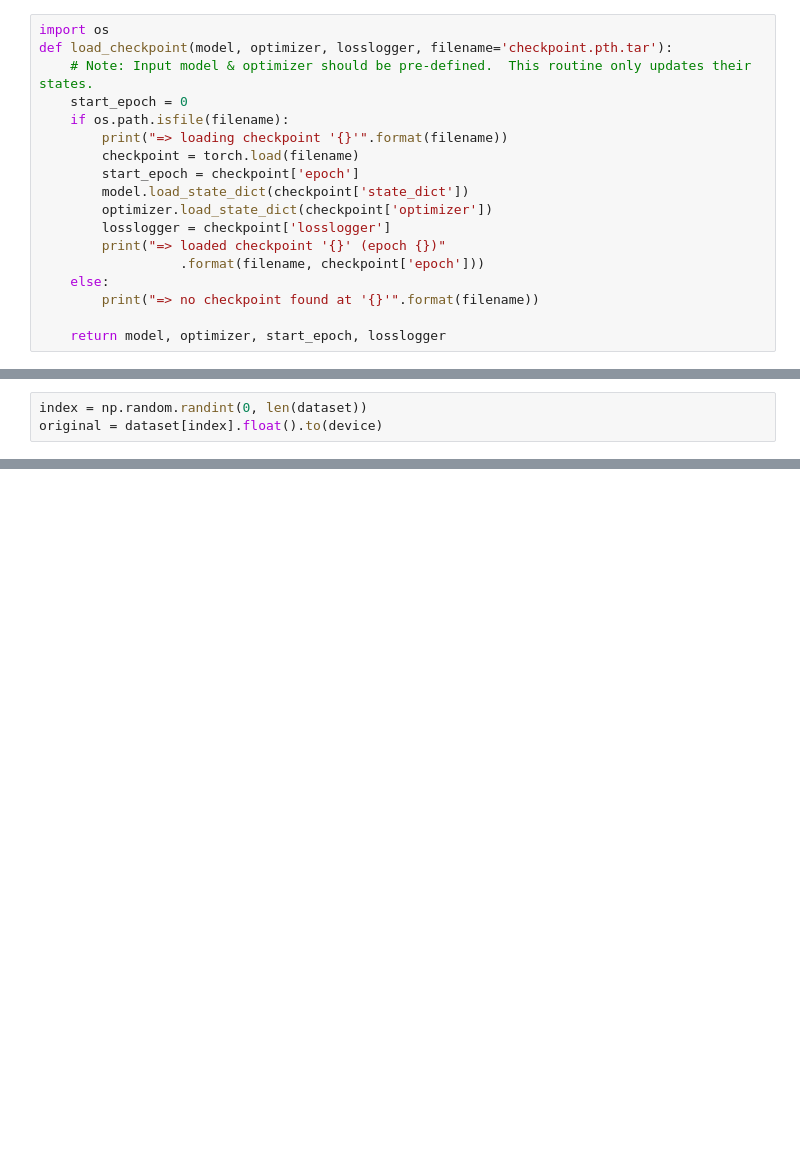
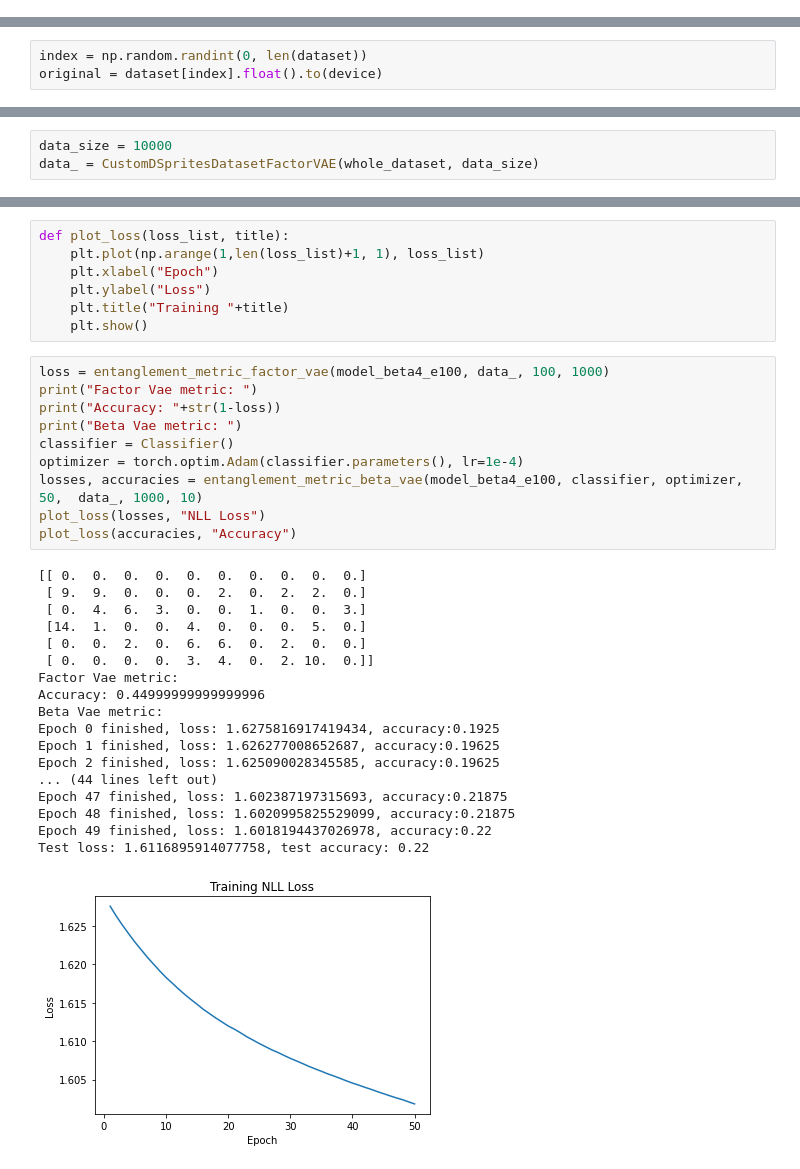
Before and after one commit to hzzhyj/atml, a Jupyter notebook: experiments/BetaVAE.ipynb, the cells around one changed output, grey strips where cells are left out. Drawn from its saved outputs; the diff is of its cells as text; blank space fills up the shorter version.

```diff
--- a/experiments/BetaVAE.ipynb
+++ b/experiments/BetaVAE.ipynb
@@ -165,19 +196 @@ losslogger = []
-# %%
-import os
-def load_checkpoint(model, optimizer, losslogger, filename='checkpoint.pth.tar'):
-    # Note: Input model & optimizer should be pre-defined.  This routine only updates their states.
-    start_epoch = 0
-    if os.path.isfile(filename):
-        print("=> loading checkpoint '{}'".format(filename))
-        checkpoint = torch.load(filename)
-        start_epoch = checkpoint['epoch']
-        model.load_state_dict(checkpoint['state_dict'])
-        optimizer.load_state_dict(checkpoint['optimizer'])
-        losslogger = checkpoint['losslogger']
-        print("=> loaded checkpoint '{}' (epoch {})"
-                  .format(filename, checkpoint['epoch']))
-    else:
-        print("=> no checkpoint found at '{}'".format(filename))
-
-    return model, optimizer, start_epoch, losslogger
 # %%
@@ -214,0 +232,3 @@ plt.show()
+# %%
+data_size = 10000
+data_ = CustomDSpritesDatasetFactorVAE(whole_dataset, data_size)
@@ -214,0 +256,36 @@ plt.show()
+# %%
+def plot_loss(loss_list, title):
+    plt.plot(np.arange(1,len(loss_list)+1, 1), loss_list)
+    plt.xlabel("Epoch")
+    plt.ylabel("Loss")
+    plt.title("Training "+title)
+    plt.show()
+# %%
+loss = entanglement_metric_factor_vae(model_beta4_e100, data_, 100, 1000)
+print("Factor Vae metric: ")
+print("Accuracy: "+str(1-loss))
+print("Beta Vae metric: ")
+classifier = Classifier()
+optimizer = torch.optim.Adam(classifier.parameters(), lr=1e-4)
+losses, accuracies = entanglement_metric_beta_vae(model_beta4_e100, classifier, optimizer, 50,  data_, 1000, 10)
+plot_loss(losses, "NLL Loss")
+plot_loss(accuracies, "Accuracy")
+# %% [output]
+[[ 0.  0.  0.  0.  0.  0.  0.  0.  0.  0.]
+ [ 9.  9.  0.  0.  0.  2.  0.  2.  2.  0.]
+ [ 0.  4.  6.  3.  0.  0.  1.  0.  0.  3.]
+ [14.  1.  0.  0.  4.  0.  0.  0.  5.  0.]
+ [ 0.  0.  2.  0.  6.  6.  0.  2.  0.  0.]
+ [ 0.  0.  0.  0.  3.  4.  0.  2. 10.  0.]]
+Factor Vae metric:
+Accuracy: 0.44999999999999996
+Beta Vae metric:
+Epoch 0 finished, loss: 1.6275816917419434, accuracy:0.1925
+Epoch 1 finished, loss: 1.626277008652687, accuracy:0.19625
+Epoch 2 finished, loss: 1.625090028345585, accuracy:0.19625
+... (44 lines left out)
+Epoch 47 finished, loss: 1.602387197315693, accuracy:0.21875
+Epoch 48 finished, loss: 1.6020995825529099, accuracy:0.21875
+Epoch 49 finished, loss: 1.6018194437026978, accuracy:0.22
+Test loss: 1.6116895914077758, test accuracy: 0.22
+[figure, added]
```
Also changed, not shown: parts of 22 cells of this notebook, 5 other files.
